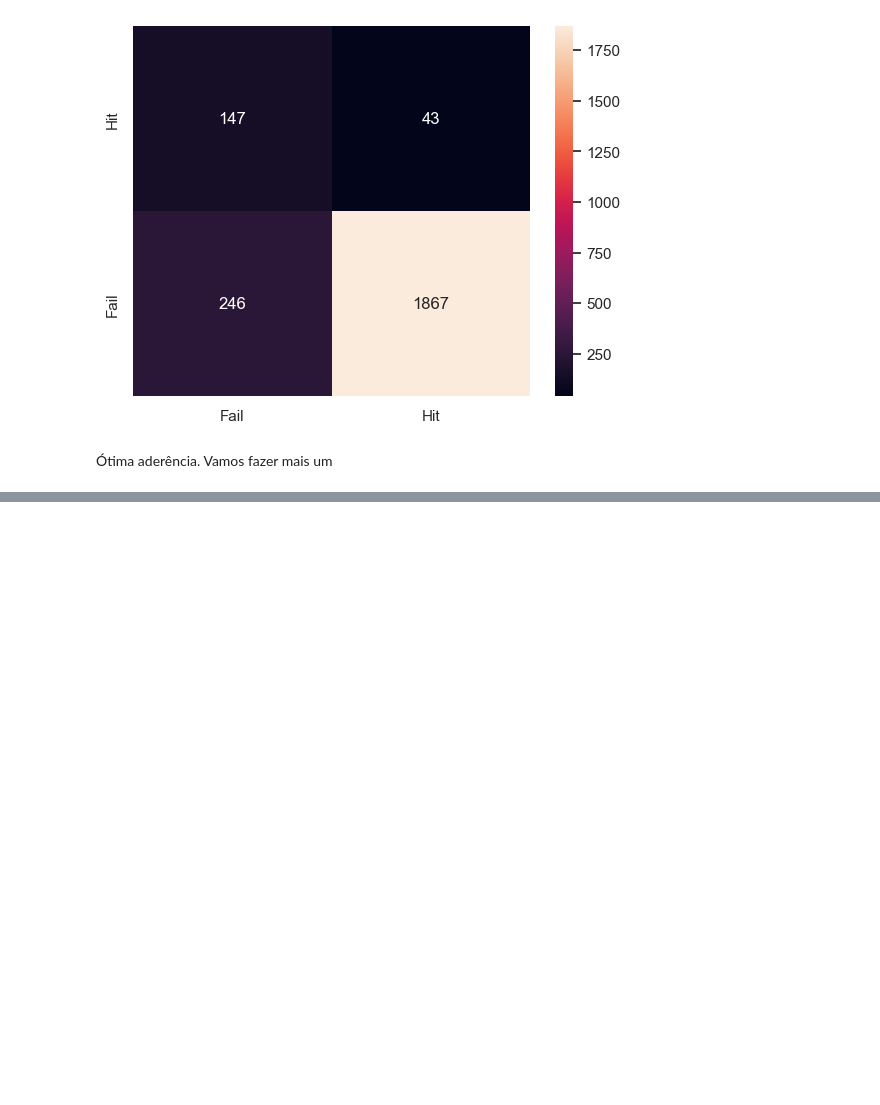
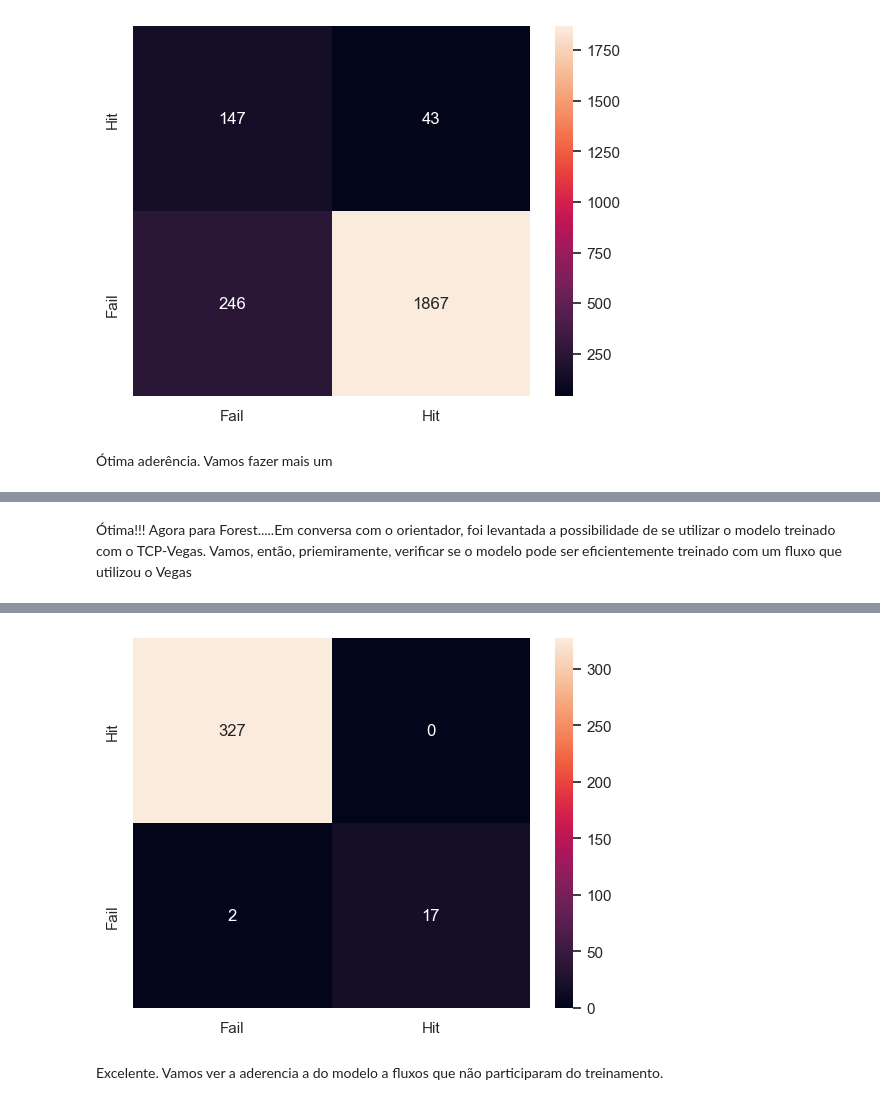
Before and after one commit to reisdout/FederatedColab, a Jupyter notebook: neural_network_model.ipynb, the cells around one changed output, grey strips where cells are left out. Cells and saved outputs as stored; diff of their text form; code cells hidden in the pictures; blank space fills up the shorter version.

Commit message:
vegas

```diff
--- a/neural_network_model.ipynb
+++ b/neural_network_model.ipynb
@@ -1846,0 +1915,75 @@ ax = sns.heatmap(to_heat_map,annot=True, fmt="d")
+# %% [markdown]
+Ótima!!! Agora para Forest.....Em conversa com o orientador, foi levantada a possibilidade de se utilizar o modelo treinado
+com o TCP-Vegas. Vamos, então, priemiramente, verificar se o
+modelo pode ser eficientemente treinado com um fluxo que utilizou o Vegas
+# %%
+base = pd.read_csv('./Exp_0000028/training_client01_01.csv')
+
+base = NormalizeFeatures(base)
+
+previsores = base.iloc[:, [1,2,3,4]].values
+
+from sklearn.preprocessing import normalize
+
+previsoes=normalize(previsores)
+
+classe = base.iloc[:, 7].values
+
+
+#previsores_treinamento = pd.read_csv('./SQ-false-positive-filering-ML/input/x_train.csv')
+#classe_treinamento = pd.read_csv('./SQ-false-positive-filering-ML/input/y_train.csv')
+
+from sklearn.preprocessing import LabelEncoder
+labelencoder = LabelEncoder()
+classe = labelencoder.fit_transform(classe)
+classe_dummy = np_utils.to_categorical(classe)
+# sem congestionamento    1 0 0
+#congestionamento medio 0 1 0
+# alto congestionamento 0 0 1
+
+print (classe_dummy)
+
+from sklearn.model_selection import train_test_split
+previsores_treinamento, previsores_teste, classe_treinamento, classe_teste = train_test_split(previsores, classe_dummy, test_size=0.25)
+
+
+classificador = Sequential()
+classificador.add(Dense(units = 8, activation = 'relu',
+                        kernel_initializer = 'random_uniform', input_dim = 4))
+classificador.add(Dense(units = 8, activation = 'relu',
+                        kernel_initializer = 'random_uniform'))
+classificador.add(Dense(units = 8, activation = 'relu',
+                        kernel_initializer = 'random_uniform'))
+classificador.add(Dense(units = 8, activation = 'relu',
+                        kernel_initializer = 'random_uniform'))
+classificador.add(Dense(units = classe_dummy.shape[1], activation = 'softmax'))
+
+classificador.compile(optimizer = 'adam', loss = 'categorical_crossentropy',
+                      metrics = ['categorical_accuracy'])
+
+#classificador.compile(optimizer = 'adam', loss = 'binary_crossentropy',
+#                      metrics = ['binary_accuracy'])
+print("treinando...")
+#classificador.fit(previsores_treinamento, classe_treinamento,batch_size = 512, epochs = 100,verbose=0,callbacks=[LoggingCallback(parExpDir=".")])
+
+classificador.fit(previsores_treinamento, classe_treinamento, batch_size = 16, epochs = 1000,
+                  verbose=0)
+
+resultado = classificador.evaluate(previsores_teste, classe_teste)
+previsoes = classificador.predict(previsores_teste)
+previsoes = (previsoes > 0.5)
+classe_teste2 = [np.argmax(t) for t in classe_teste]
+previsoes2 = [np.argmax(t) for t in previsoes]
+
+from sklearn.metrics import confusion_matrix
+matriz = confusion_matrix(previsoes2, classe_teste2)
+print(matriz)
+to_heat_map =[[matriz[0,0],matriz[0,1]],[matriz[1,0],matriz[1,1]]]
+to_heat_map = pd.DataFrame(to_heat_map, index = ["Hit","Fail"],columns = ["Fail","Hit"])
+ax = sns.heatmap(to_heat_map,annot=True, fmt="d")
+
+classificador_json = classificador.to_json()
+with open("./Exp_0000028/model.json",'w') as json_file:
+    json_file.write(classificador_json)
+classificador.save_weights("./Exp_0000028/model_weights.h5")
+# %% [output]
@@ -1846,0 +2002,3 @@ ax = sns.heatmap(to_heat_map,annot=True, fmt="d")
+[figure, added]
+# %% [markdown]
+Excelente. Vamos ver a aderencia a do modelo a fluxos que não participaram do treinamento.
```
Also changed, not shown: parts of 2 cells of this notebook, 4 other files.
